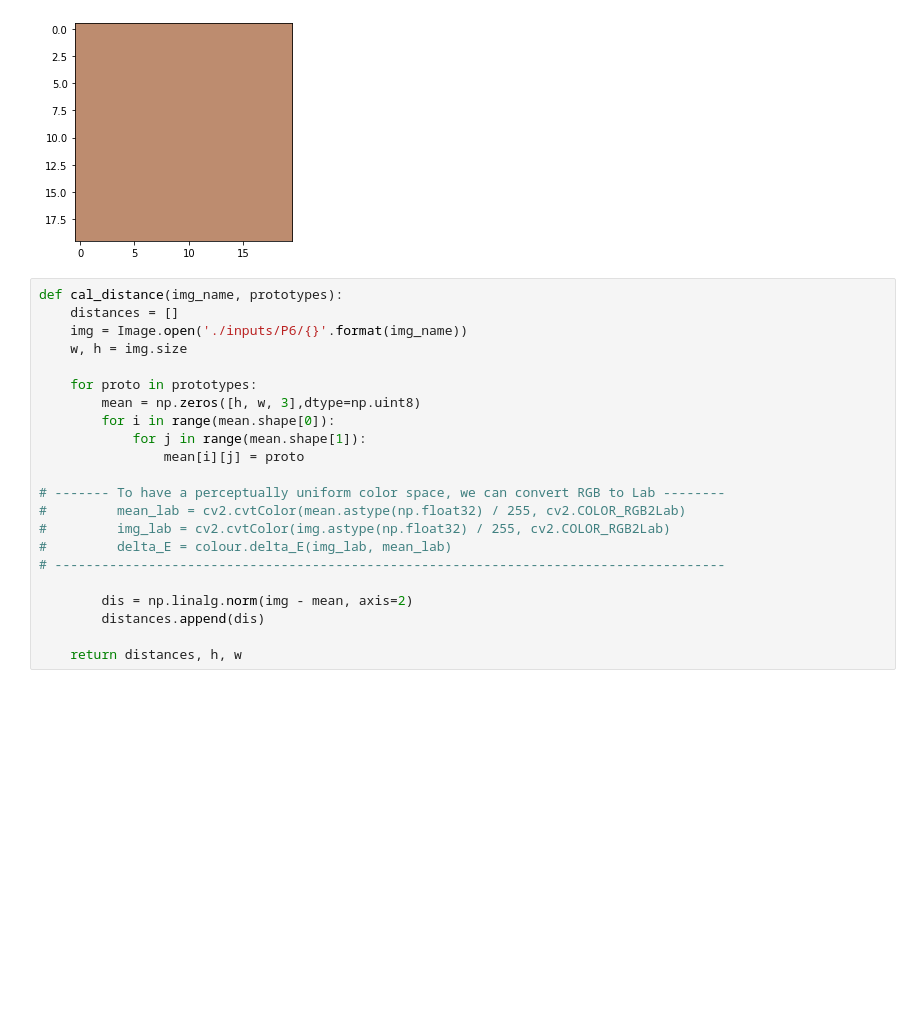
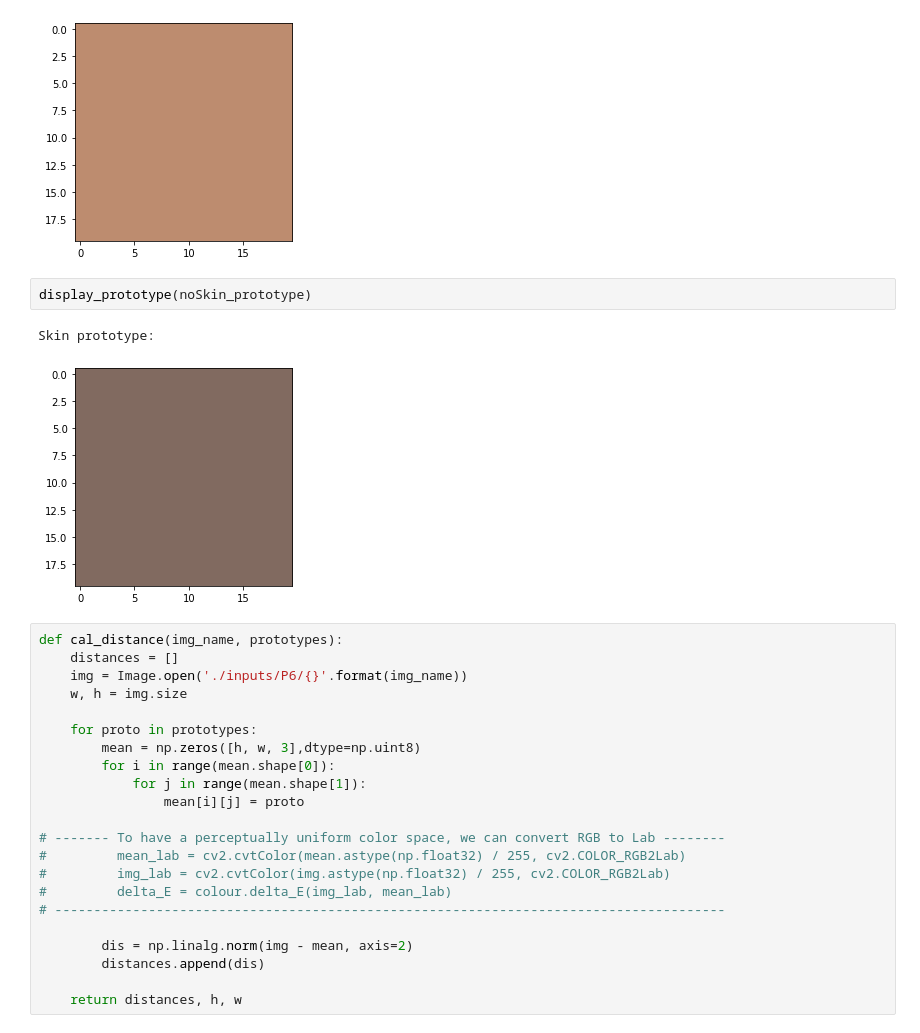
Before and after one commit to nahbos/AUT-Pattern-Recognition, a Jupyter notebook: SPR_HW2/EX02_Q6.ipynb, the cells around one changed output. Cells and saved outputs as stored; diff of their text form; blank space fills up the shorter version.

```diff
--- a/SPR_HW2/EX02_Q6.ipynb
+++ b/SPR_HW2/EX02_Q6.ipynb
@@ -212,6 +212,11 @@ display_prototype(skin_prototype)
 # %% [output]
 Skin prototype:
 [figure]
+# %%
+display_prototype(noSkin_prototype)
+# %% [output]
+Skin prototype:
+[figure, added]
 # %%
 def cal_distance(img_name, prototypes):
     distances = []
```
Also changed, not shown: parts of 6 cells of this notebook.
